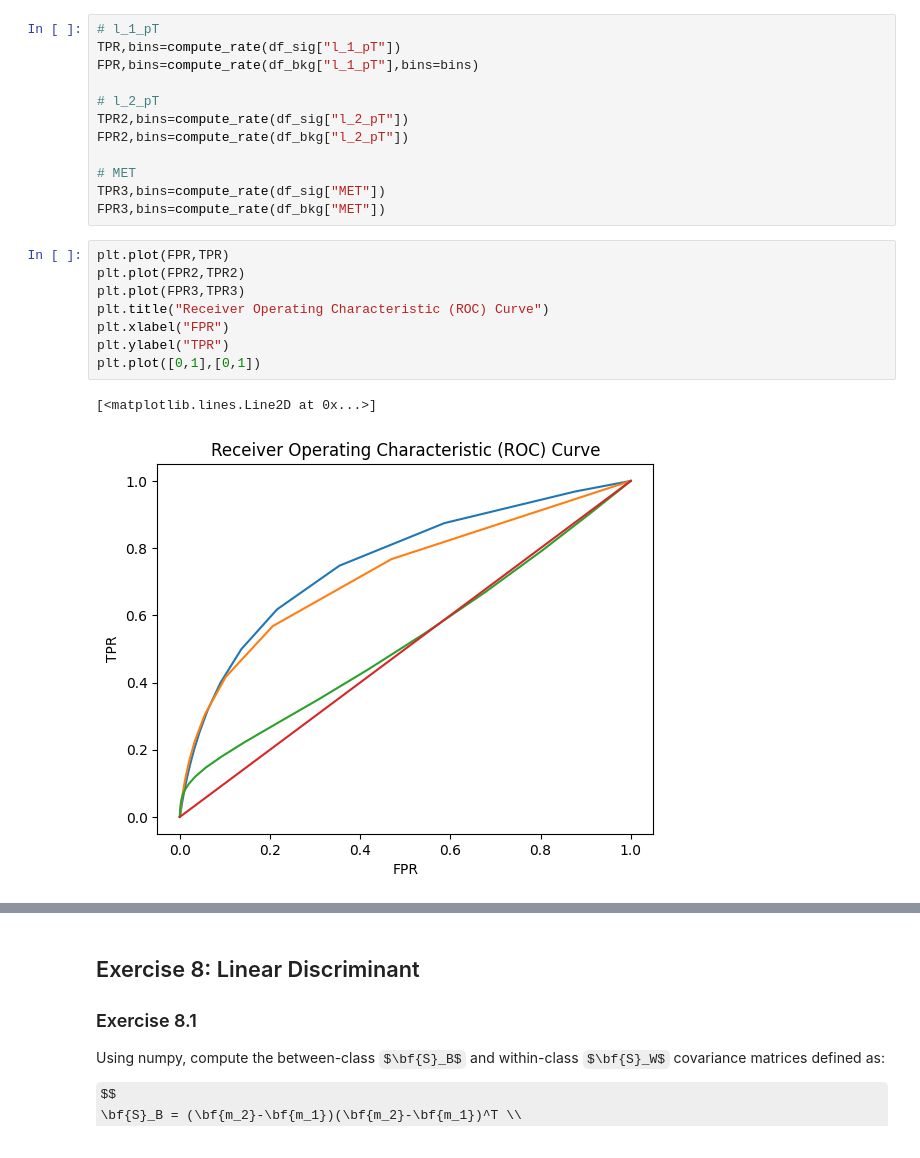
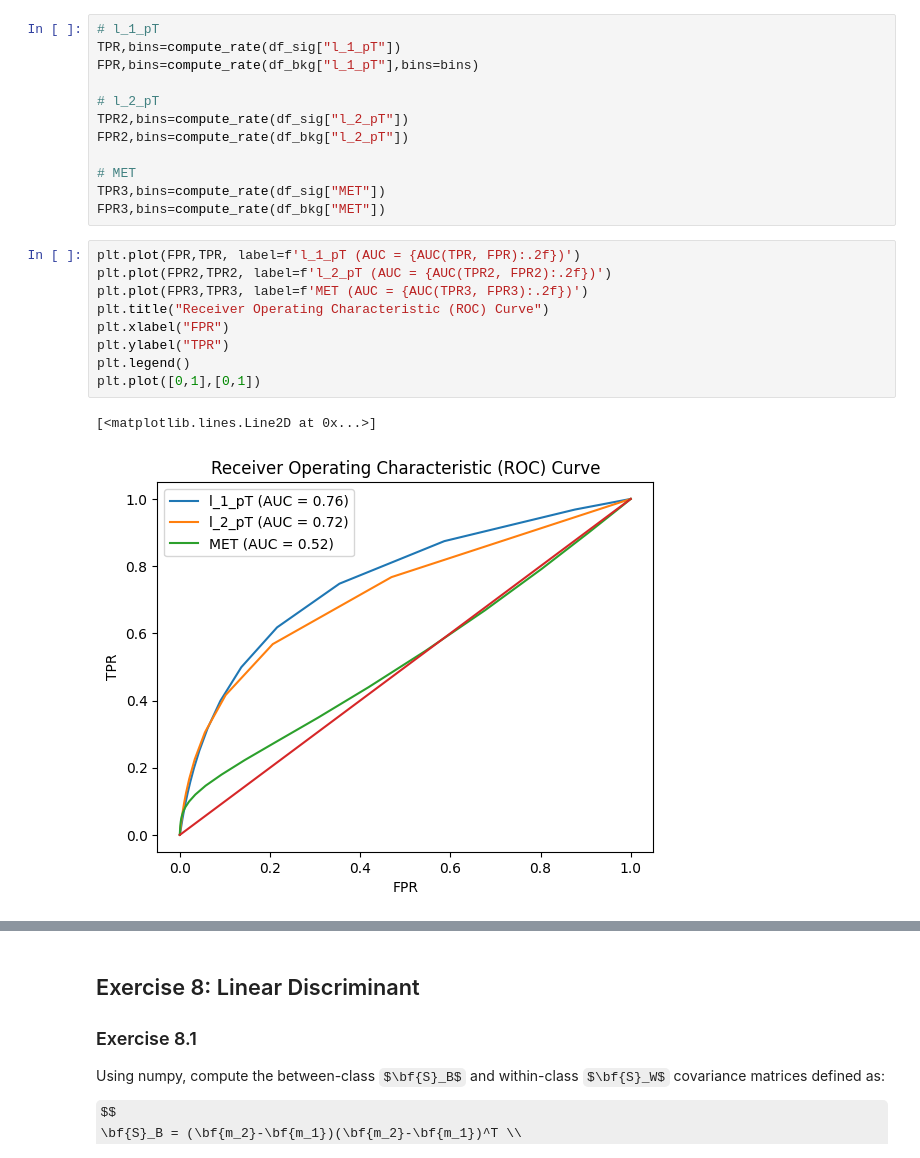
Before and after one commit to rcghpge/DATA3402.Spring.2024, a Jupyter notebook: Labs/Lab.7/Lab.7.ipynb, the cells around one changed output, grey strips where cells are left out. Saved outputs shown, nothing was run; the diff lists cells and outputs as text; some formulas as TeX source.

```diff
--- a/Labs/Lab.7/Lab.7.ipynb
+++ b/Labs/Lab.7/Lab.7.ipynb
@@ -1009,13 +1014,14 @@ FPR2,bins=compute_rate(df_bkg["l_2_pT"])
 TPR3,bins=compute_rate(df_sig["MET"])
 FPR3,bins=compute_rate(df_bkg["MET"])
 # %%
-plt.plot(FPR,TPR)
-plt.plot(FPR2,TPR2)
-plt.plot(FPR3,TPR3)
+plt.plot(FPR,TPR, label=f'l_1_pT (AUC = {AUC(TPR, FPR):.2f})')
+plt.plot(FPR2,TPR2, label=f'l_2_pT (AUC = {AUC(TPR2, FPR2):.2f})')
+plt.plot(FPR3,TPR3, label=f'MET (AUC = {AUC(TPR3, FPR3):.2f})')
 plt.title("Receiver Operating Characteristic (ROC) Curve")
 plt.xlabel("FPR")
 plt.ylabel("TPR")
+plt.legend()
 plt.plot([0,1],[0,1])
 # %% [output]
 [<matplotlib.lines.Line2D at 0x...>]
-[figure, old version]
+[figure, new version]
```
Also changed, not shown: parts of 4 cells of this notebook.
